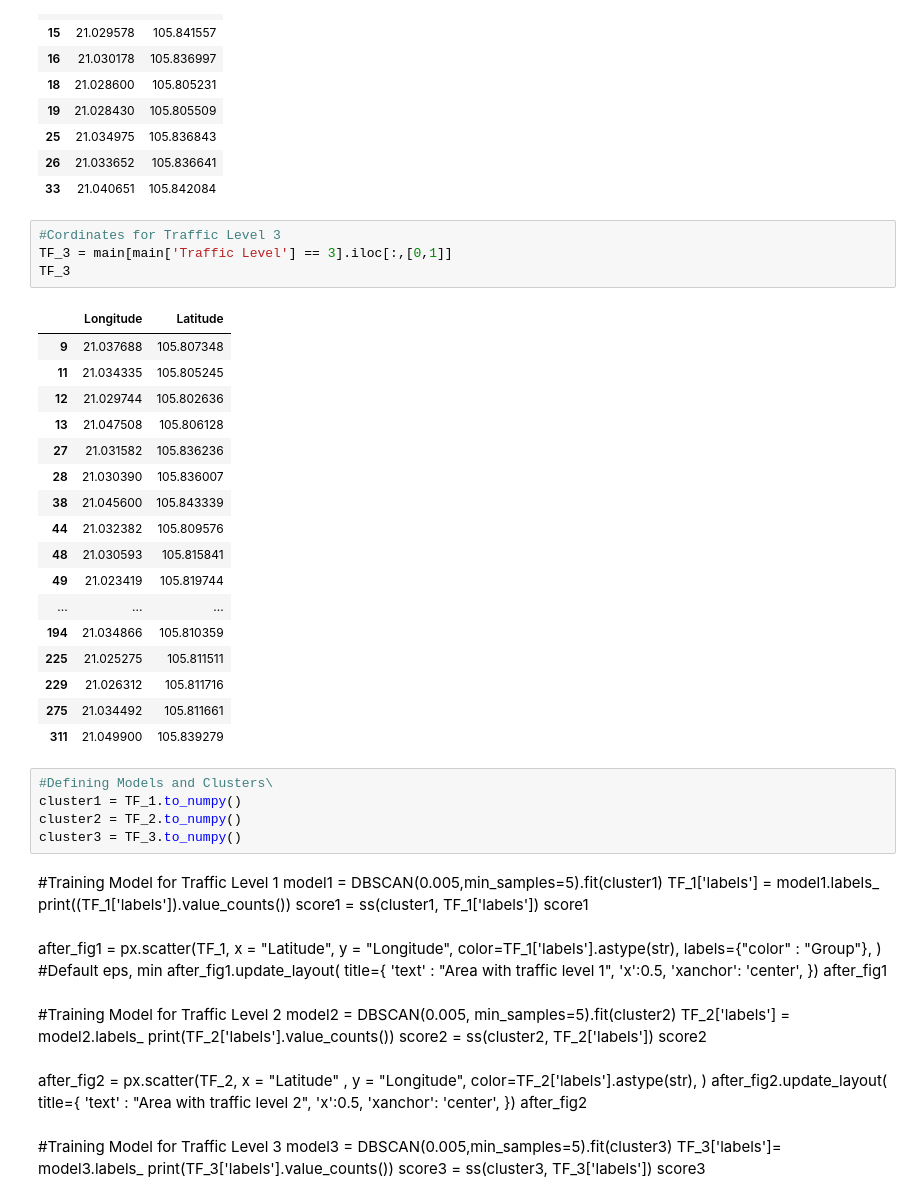
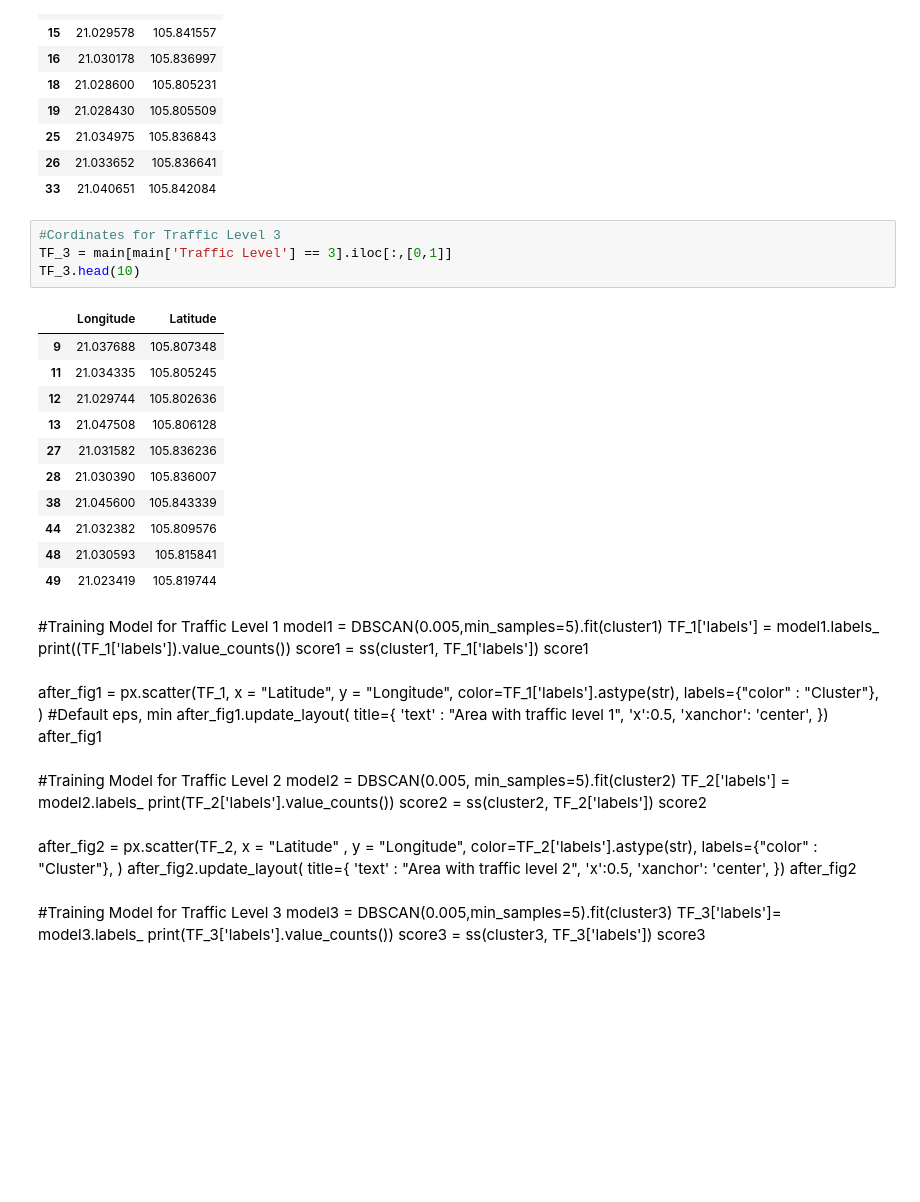
Before and after one commit to TQTien1/Street-Data, a Jupyter notebook: dbscan_test.ipynb, the cells around one changed output. Saved outputs shown, nothing was run; the diff lists cells and outputs as text; blank space fills up the shorter version.

```diff
--- a/dbscan_test.ipynb
+++ b/dbscan_test.ipynb
@@ -114,30 +108,19 @@ TF_2.head(10)
 # %%
 #Cordinates for Traffic Level 3
 TF_3 = main[main['Traffic Level'] == 3].iloc[:,[0,1]]
-TF_3
+TF_3.head(10)
 # %% [output]
 |  | Longitude | Latitude |
 | 9 | 21.037688 | 105.807348 |
 | 11 | 21.034335 | 105.805245 |
 | 12 | 21.029744 | 105.802636 |
 | 13 | 21.047508 | 105.806128 |
 | 27 | 21.031582 | 105.836236 |
 | 28 | 21.030390 | 105.836007 |
 | 38 | 21.045600 | 105.843339 |
 | 44 | 21.032382 | 105.809576 |
 | 48 | 21.030593 | 105.815841 |
 | 49 | 21.023419 | 105.819744 |
-| ... | ... | ... |
-| 194 | 21.034866 | 105.810359 |
-| 225 | 21.025275 | 105.811511 |
-| 229 | 21.026312 | 105.811716 |
-| 275 | 21.034492 | 105.811661 |
-| 311 | 21.049900 | 105.839279 |
-# %%
-#Defining Models and Clusters\
-cluster1 = TF_1.to_numpy()
-cluster2 = TF_2.to_numpy()
-cluster3 = TF_3.to_numpy()
 # %% [markdown]
 #Training Model for Traffic Level 1
 model1 = DBSCAN(0.005,min_samples=5).fit(cluster1)
@@ -150,7 +133,7 @@ after_fig1 = px.scatter(TF_1,
                         x = "Latitude",
                         y = "Longitude",
                         color=TF_1['labels'].astype(str),
-                        labels={"color" : "Group"},
+                        labels={"color" : "Cluster"},
                       ) #Default eps, min
 after_fig1.update_layout(
             title={
@@ -171,6 +154,7 @@ after_fig2 = px.scatter(TF_2,
                         x = "Latitude" ,
                         y = "Longitude",
                         color=TF_2['labels'].astype(str),
+                        labels={"color" : "Cluster"},
                         )
 after_fig2.update_layout(
             title={
```
Also changed, not shown: parts of 25 cells of this notebook, 1 other file.
